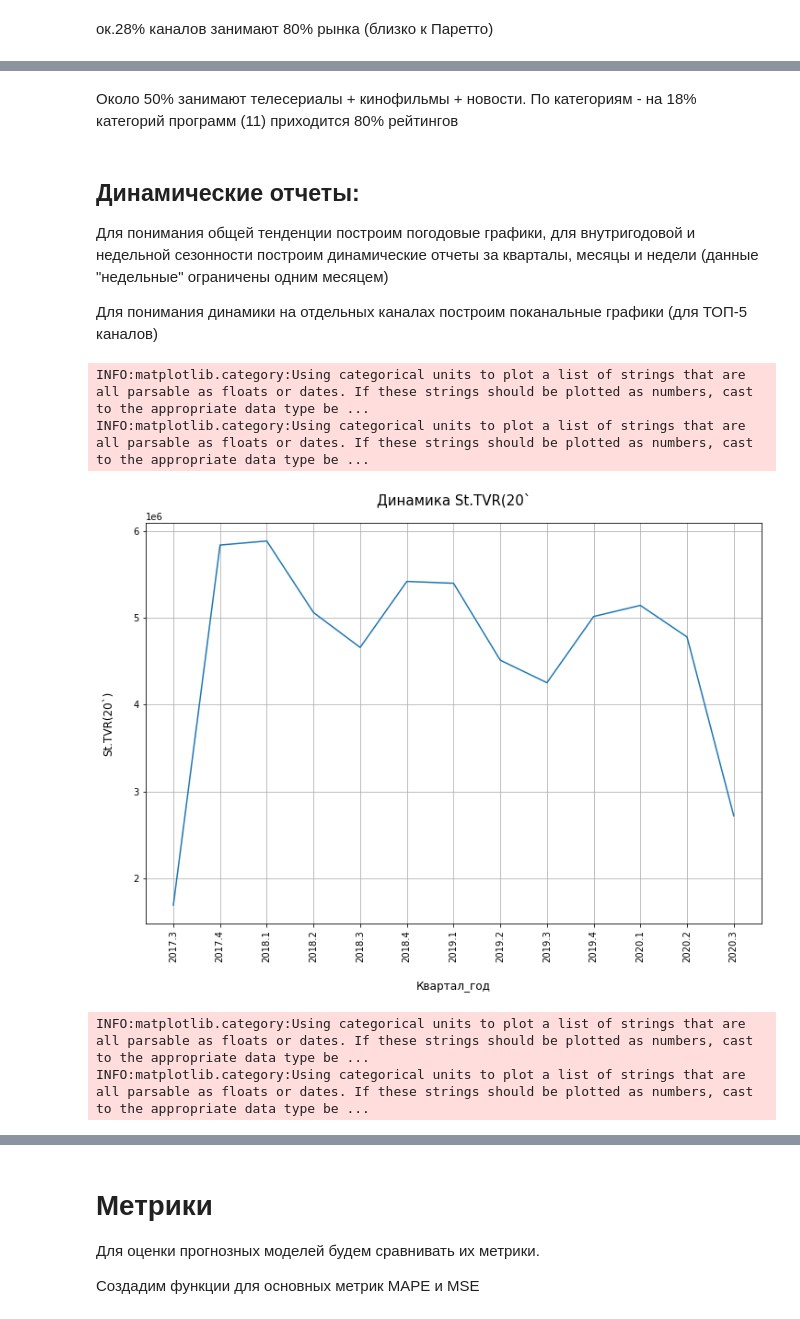
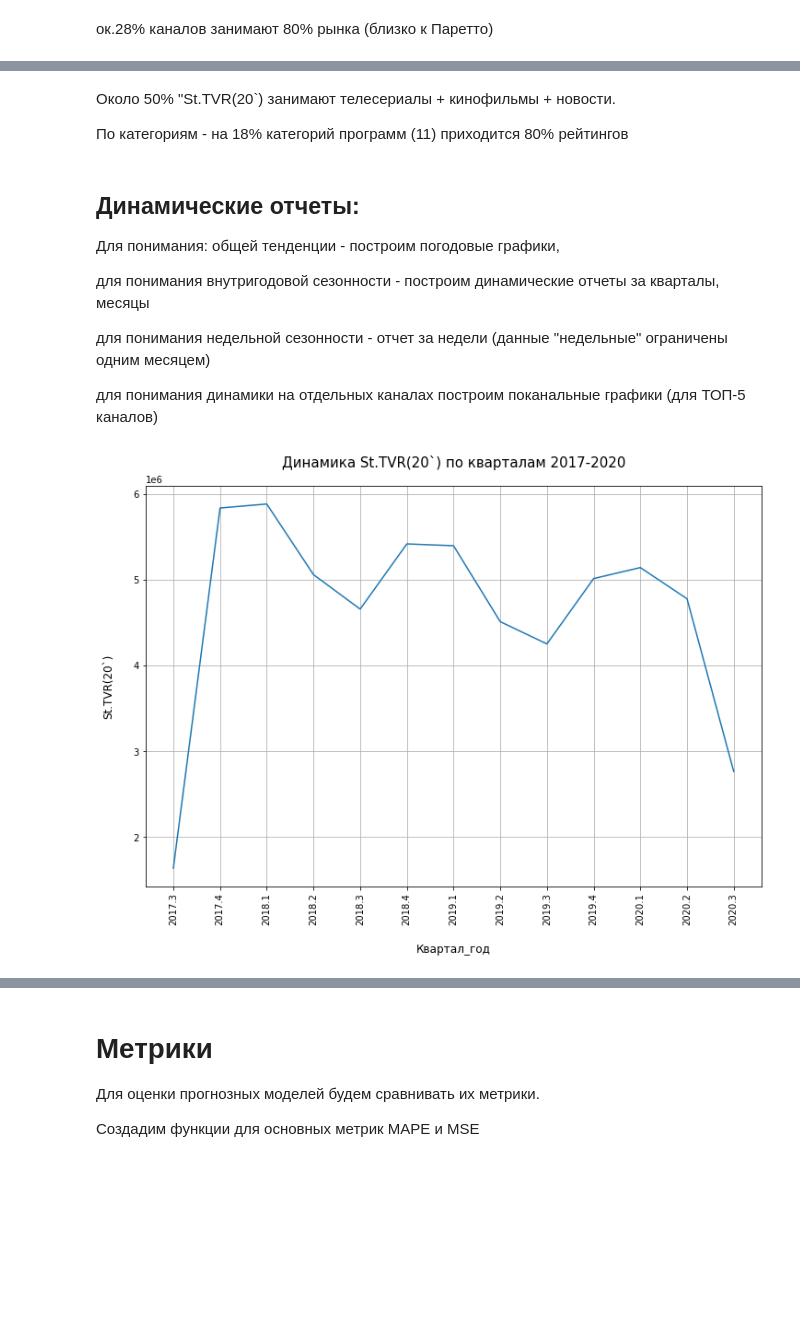
Before and after one commit to zkot/TV-analysis-and-forecast, a Jupyter notebook: анализ_и_прогноз_телесмотрения_на_основе_данных_Palomars_2017_2020.ipynb, the cells around one changed output, grey strips where cells are left out. Drawn from its saved outputs; the diff is of its cells as text; code cells hidden in the pictures; blank space fills up the shorter version.

```diff
--- a/анализ_и_прогноз_телесмотрения_на_основе_данных_Palomars_2017_2020.ipynb
+++ b/анализ_и_прогноз_телесмотрения_на_основе_данных_Palomars_2017_2020.ipynb
@@ -211,9 +195,9 @@ TVR_file = TVR_file.dropna(axis=0,how="any")
 
 # sum(TVR_file.isnull().sum())
 # %%
-TVR_file = TVR_file.rename(columns = {"Дом":"St.TVR(20`)",'Программа время начала':"время начала",'Программа время окончания': "время окончания"})
+TVR_file = TVR_file.rename(columns = {'Stand. TVR (20)' : "St.TVR(20`)","Дом":"St.TVR(20`)",'Программа время начала':"время начала",'Программа время окончания': "время окончания"})
 TVR_file = TVR_file.rename(columns = lambda col: col.replace(" ","_"))
-# TVR_file.head()
 # %%
 TVR_file["St.TVR(20`)"] = TVR_file["St.TVR(20`)"].astype(float)
-#TVR_file.head()
+
+TVR_file["TVR"] = TVR_file["TVR"].astype(float)
@@ -243,7 +223,3 @@ def prime_or_not(str):
 TVR_file["Прайм"] = TVR_file.apply(prime_or_not,axis=1)
 # %%
 TVR_file["St.TVR"] = TVR_file["St.TVR(20`)"] * 20
-TVR_file["St.TVR"] = TVR_file["St.TVR"].round(2)
-# %%
-TVR_file["TVR"] = TVR_file["St.TVR(20`)"] * 20 / TVR_file["Длительность(сек)"]
-TVR_file["TVR"] = TVR_file["TVR"].round(2)
@@ -434,13 +421,19 @@ print("Доля каналов с суммарными рейтингами бо
 Доля каналов с суммарными рейтингами более 80%:
  0.1746031746031746
 # %% [markdown]
-Около 50% занимают телесериалы + кинофильмы + новости.
+Около 50% "St.TVR(20`) занимают телесериалы + кинофильмы + новости.
+
 По категориям - на 18% категорий программ (11) приходится 80% рейтингов
 # %% [markdown]
 ## **Динамические отчеты**:
-Для понимания общей тенденции построим погодовые графики, для внутригодовой и недельной сезонности построим динамические отчеты за кварталы, месяцы и недели (данные "недельные" ограничены одним месяцем)
+Для понимания:
+общей тенденции - построим погодовые графики,
 
-Для понимания динамики на отдельных каналах построим поканальные графики (для ТОП-5 каналов)
+для понимания внутригодовой сезонности - построим динамические отчеты за кварталы, месяцы
+
+для понимания недельной сезонности - отчет за недели (данные "недельные" ограничены одним месяцем)
+
+для понимания динамики на отдельных каналах построим поканальные графики (для ТОП-5 каналов)
 # %%
 def plot_for_grouped_data(df,ylabel,xgrouped,title = ""):
     #plt.figure(figsize=(12,8))
@@ -455,23 +448,19 @@ def plot_for_grouped_data(df,ylabel,xgrouped,title = ""):
     plt.xticks(rotation = 90)
 # %%
 plt.figure(figsize=(12,8))
-plot_for_grouped_data(TVR_file,"St.TVR(20`)","Квартал_год","Динамика St.TVR(20`")
+plot_for_grouped_data(TVR_file,"St.TVR(20`)","Квартал_год","Динамика St.TVR(20`) по кварталам 2017-2020")
 plt.show()
 
 plt.figure(figsize=(12,8))
-plot_for_grouped_data(TVR_file,"St.TVR(20`)","Месяц_год")
+plot_for_grouped_data(TVR_file,"St.TVR(20`)","Месяц_год","Динамика St.TVR(20`) по месяцам 2017-2020")
 plt.show()
 
 plt.figure(figsize=(12,8))
-plot_for_grouped_data(TVR_file,"St.TVR(20`)","Дата")
+plot_for_grouped_data(TVR_file,"St.TVR(20`)","Дата","Динамика St.TVR(20`) по дням 2017-2020")
 plt.show()
 
 plt.figure(figsize=(12,8))
-plot_for_grouped_data(TVR_file[TVR_file["Месяц_год"] == "2017.11"],"St.TVR(20`)","Дата","Динамика дневная St.TVR(20`) за ноябрь 2017")
+plot_for_grouped_data(TVR_file[TVR_file["Месяц_год"] == "2017.11"],"St.TVR(20`)","Дата","Динамика подневная St.TVR(20`) за ноябрь 2017")
 plt.show()
 # %% [output]
-INFO:matplotlib.category:Using categorical units to plot a list of strings that are all parsable as floats or dates. If these strings should be plotted as numbers, cast to the appropriate data type be ...
-INFO:matplotlib.category:Using categorical units to plot a list of strings that are all parsable as floats or dates. If these strings should be plotted as numbers, cast to the appropriate data type be ...
-[figure, old version]
+[figure, new version]
-INFO:matplotlib.category:Using categorical units to plot a list of strings that are all parsable as floats or dates. If these strings should be plotted as numbers, cast to the appropriate data type be ...
-INFO:matplotlib.category:Using categorical units to plot a list of strings that are all parsable as floats or dates. If these strings should be plotted as numbers, cast to the appropriate data type be ...
```
Also changed, not shown: parts of 109 cells of this notebook.
